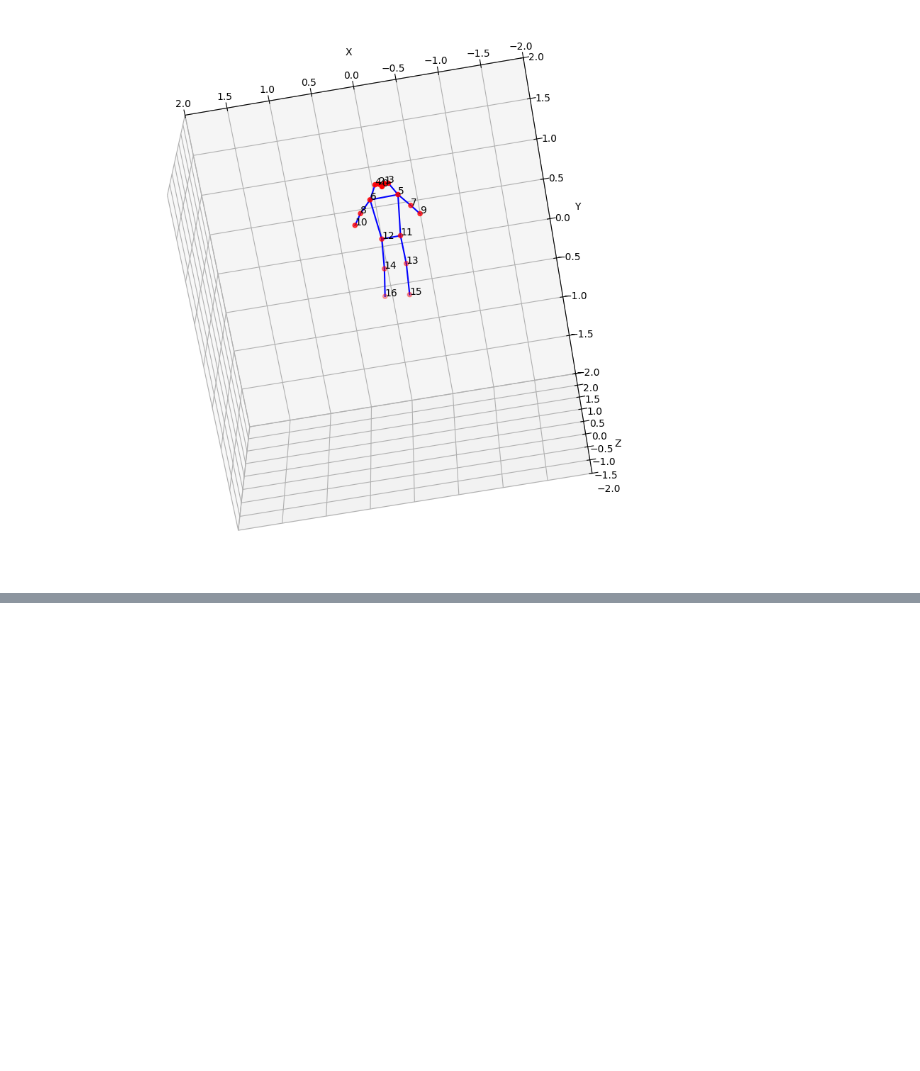
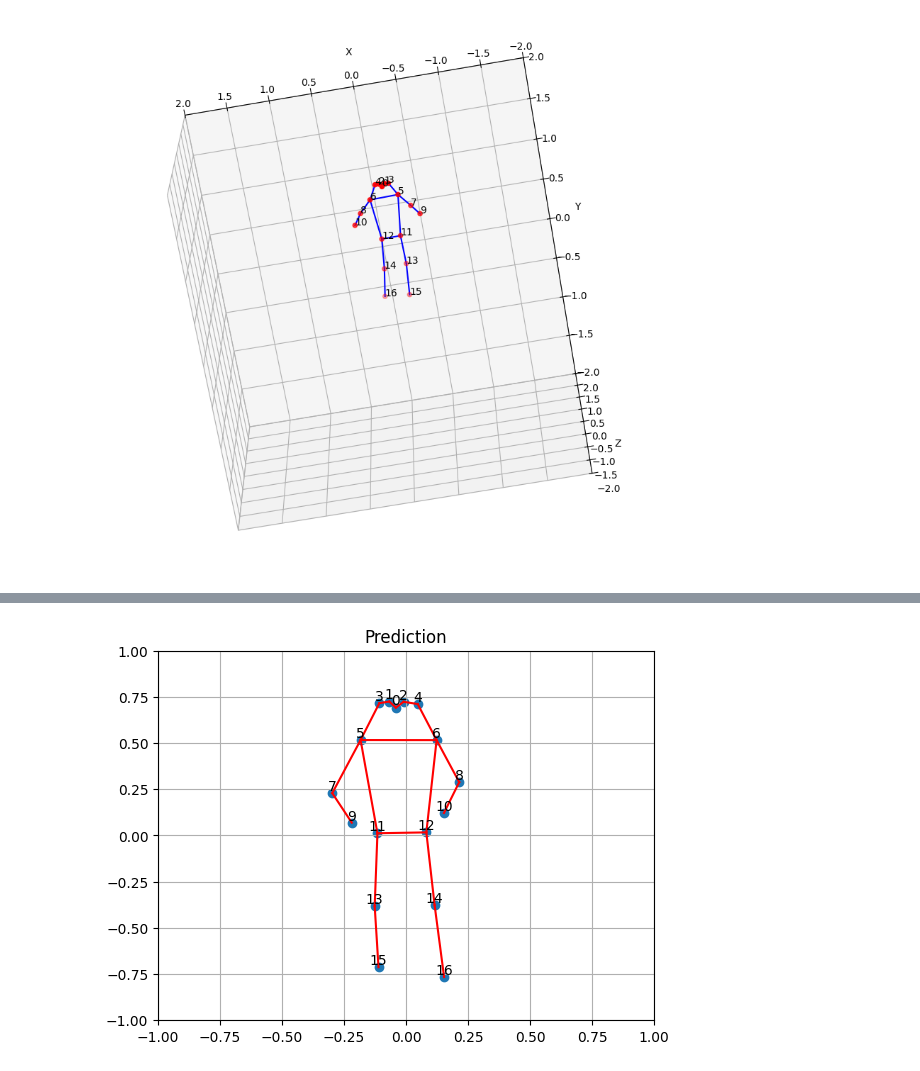
Before and after one commit to dmadhitama/MARS-exp, a Jupyter notebook: gt_visualization.ipynb, the cells around one changed output, grey strips where cells are left out. Saved outputs shown, nothing was run; the diff lists cells and outputs as text; code cells hidden in the pictures; blank space fills up the shorter version.

```diff
--- a/gt_visualization.ipynb
+++ b/gt_visualization.ipynb
@@ -629,0 +733,4 @@ float32
+# %%
+# add batch dimension
+frame = frame.unsqueeze(0)
+frame.shape
@@ -629,0 +739,5 @@ float32
+# %%
+model = CNNRGB(frame[0].shape, n_keypoints)
+
+model = model.cuda() if torch.cuda.is_available() else model
+model.load_state_dict(torch.load('model_mri_pytorch-RGB-Gray-e150-160/MARS.pth'))
@@ -629,0 +746,11 @@ float32
+# %%
+# Set the model to evaluation mode
+model.eval()
+
+# Perform inference
+with torch.no_grad():
+    outputs = model(frame.cuda())
+
+
+# Print the outputs
+print(outputs.shape)
@@ -629,0 +759,64 @@ float32
+# %%
+x_axis = 0
+y_axis = 1
+connections = [
+    (9,7), (7,5), (5,6), (6,8), (8,10),
+    (5,3), (3,1), (1,0), (0,2), (2,4), (4,6),
+    (5,11), (11,13), (13,15),
+    (11,12),
+    (6,12), (12,14), (14,16),
+]
+
+fig, ax = plt.subplots()
+
+################ Plot prediction ################
+pts = np.reshape(outputs.cpu().numpy(), (3,17))
+ax.scatter(pts[x_axis], pts[y_axis])
+for i, (x_coord, y_coord) in enumerate(zip(pts[x_axis], pts[y_axis]), start=0):
+    plt.annotate(
+        str(i),
+        (x_coord, y_coord),
+        textcoords="offset points",
+        xytext=(0, 2),
+        ha="center"
+    )
+
+# Plot the skeleton
+for connection in connections:
+    pt1 = pts[:, connection[0]]
+    pt2 = pts[:, connection[1]]
+    ax.plot([pt1[x_axis], pt2[x_axis]], [pt1[y_axis], pt2[y_axis]], 'r-')
+
+plt.title("Prediction")
+ax.set_xlim(-1, 1)
+ax.set_ylim(-1, 1)
+plt.grid()
+plt.show()
+
+
+fig, ax = plt.subplots()
+################ Plot reference ################
+pts = np.reshape(cpl['refined_gt_kps'][frame_number], (3,17))
+ax.scatter(pts[x_axis], pts[y_axis])
+for i, (x_coord, y_coord) in enumerate(zip(pts[x_axis], pts[y_axis]), start=0):
+    plt.annotate(
+        str(i),
+        (x_coord, y_coord),
+        textcoords="offset points",
+        xytext=(0, 2),
+        ha="center"
+    )
+
+# Plot the skeleton
+for connection in connections:
+    pt1 = pts[:, connection[0]]
+    pt2 = pts[:, connection[1]]
+    ax.plot([pt1[x_axis], pt2[x_axis]], [pt1[y_axis], pt2[y_axis]], 'g-')
+
+plt.title("Reference")
+ax.set_xlim(-1, 1)
+ax.set_ylim(-1, 1)
+plt.grid()
+plt.show()
+# %% [output]
+[figure, added]
```
Also changed, not shown: parts of 9 cells of this notebook, 24 other files.
